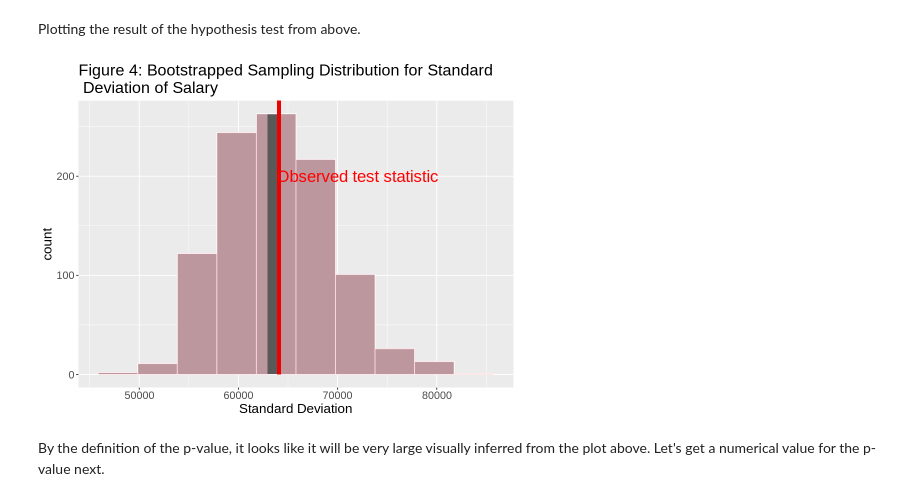
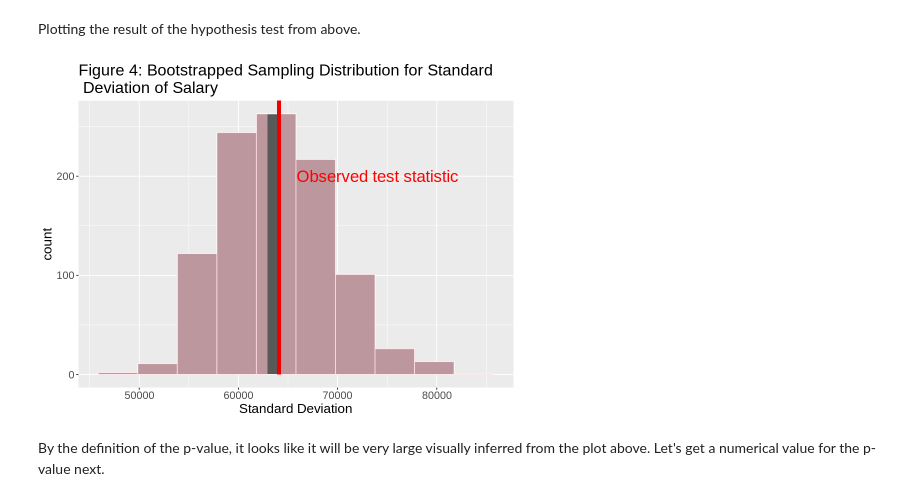
Before and after one commit to aaryan-rampal/stat-201-project, a Jupyter notebook: proposal.ipynb, the cells around one changed output. Cells and saved outputs as stored; diff of their text form; code cells hidden in the pictures.

```diff
--- a/proposal.ipynb
+++ b/proposal.ipynb
@@ -325,21 +311,18 @@ obs_test_stat
 # %% [markdown]
 Plotting the result of the hypothesis test from above.
 # %%
-set.seed(4850)
-
-
 data_scientist_plot <-
     null_data_scientist %>%
     visualize(bins = 10) +
     shade_p_value(obs_stat = obs_test_stat, direction = "both") +
     xlab("Standard Deviation") +
     ggtitle("Figure 4: Bootstrapped Sampling Distribution for Standard\n Deviation of Salary") +
     theme(text = element_text(size=16)) +
-    annotate("text", x = 72000, y = 200, label = "Observed test statistic", color="red", size=7)
+    annotate("text", x = 74000, y = 200, label = "Observed test statistic", color="red", size=7)
 
 data_scientist_plot
 # %% [output]
-[figure, old version]
+[figure, new version]
 # %% [markdown]
 By the definition of the p-value, it looks like it will be very large visually inferred from the plot above. Let's get a numerical value for the p-value next.
 # %%
```
Also changed, not shown: parts of 19 cells of this notebook.
